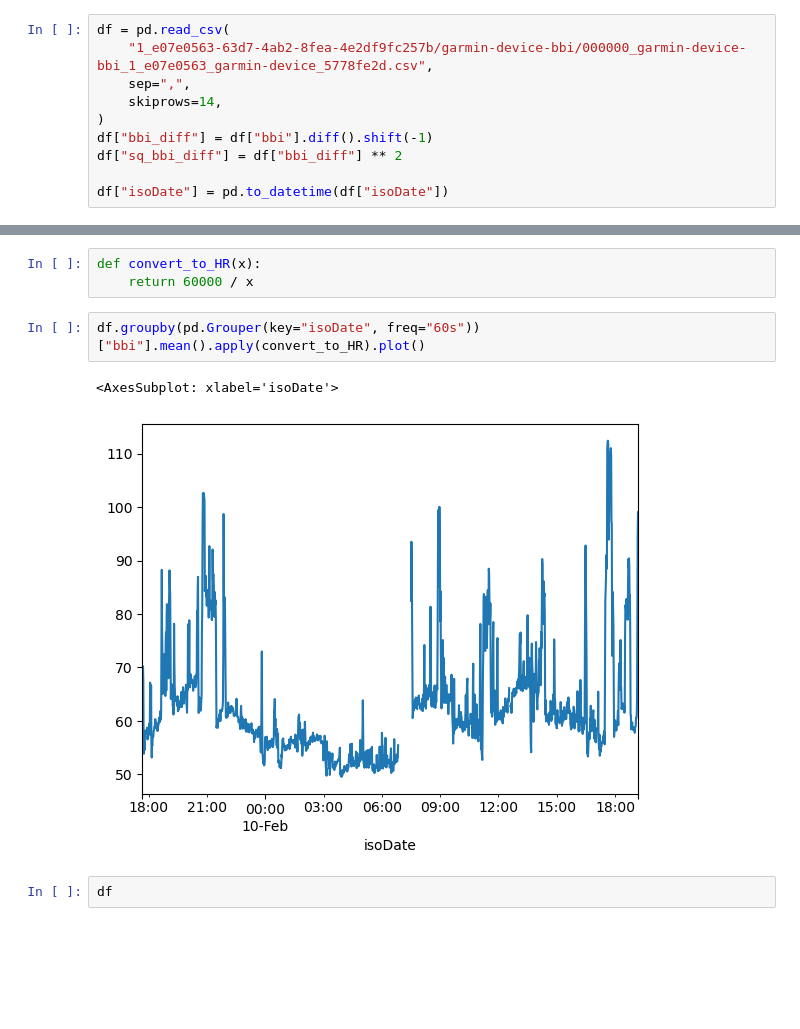
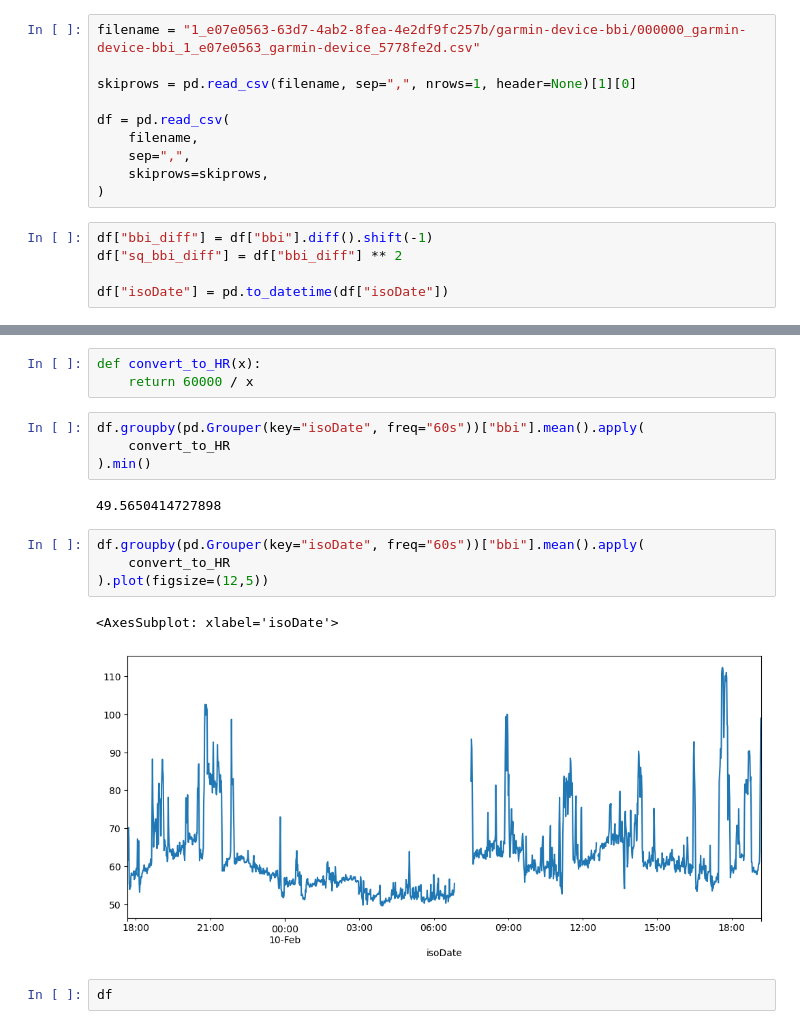
Before and after one commit to henrikbol/labfront, a Jupyter notebook: labfront_analysis.ipynb, the cells around one changed output, grey strips where cells are left out. Saved outputs shown, nothing was run; the diff lists cells and outputs as text; blank space fills up the shorter version.

```diff
--- a/labfront_analysis.ipynb
+++ b/labfront_analysis.ipynb
@@ -128,12 +129,17 @@ def plot_poincare(rr):
     plt.text(m - (max_rr - min_rr) * 0.4 - 20, max_rr, "SD1", fontsize=15, color="red")
 
     return sd1, sd2
+# %%
+filename = "1_e07e0563-63d7-4ab2-8fea-4e2df9fc257b/garmin-device-bbi/000000_garmin-device-bbi_1_e07e0563_garmin-device_5778fe2d.csv"
+
+skiprows = pd.read_csv(filename, sep=",", nrows=1, header=None)[1][0]
+
+df = pd.read_csv(
+    filename,
+    sep=",",
+    skiprows=skiprows,
+)
 # %%
-df = pd.read_csv(
-    "1_e07e0563-63d7-4ab2-8fea-4e2df9fc257b/garmin-device-bbi/000000_garmin-device-bbi_1_e07e0563_garmin-device_5778fe2d.csv",
-    sep=",",
-    skiprows=14,
-)
 df["bbi_diff"] = df["bbi"].diff().shift(-1)
 df["sq_bbi_diff"] = df["bbi_diff"] ** 2
 
@@ -141,11 +163,19 @@ df["isoDate"] = pd.to_datetime(df["isoDate"])
 # %%
 def convert_to_HR(x):
     return 60000 / x
+# %%
+df.groupby(pd.Grouper(key="isoDate", freq="60s"))["bbi"].mean().apply(
+    convert_to_HR
+).min()
+# %% [output]
+49.5650414727898
 # %%
-df.groupby(pd.Grouper(key="isoDate", freq="60s"))["bbi"].mean().apply(convert_to_HR).plot()
+df.groupby(pd.Grouper(key="isoDate", freq="60s"))["bbi"].mean().apply(
+    convert_to_HR
+).plot(figsize=(12,5))
 # %% [output]
 <AxesSubplot: xlabel='isoDate'>
-[figure, old version]
+[figure, new version]
 # %%
 df
 # %% [output]
```
Also changed, not shown: parts of 13 cells of this notebook.
